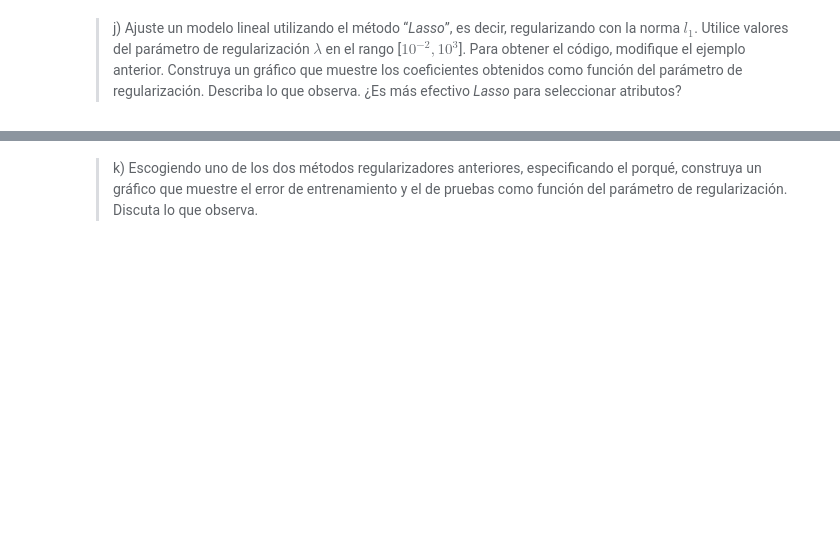
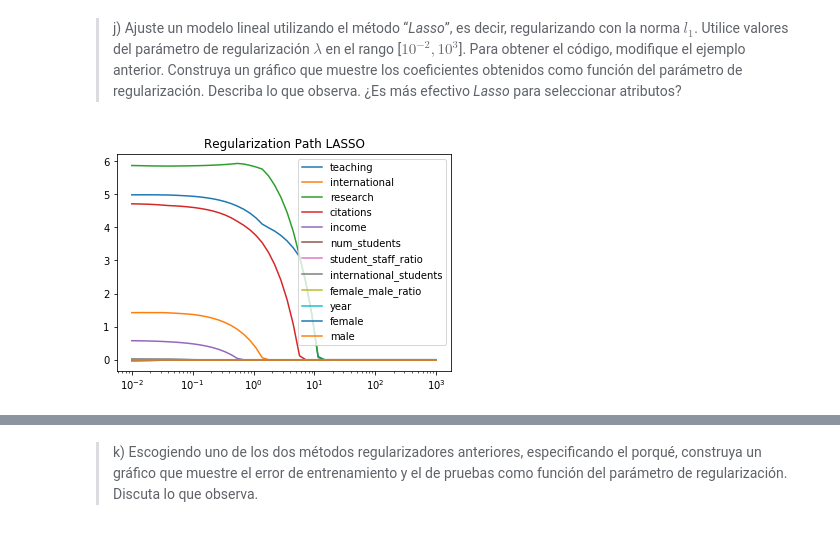
Before and after one commit to LeMythedeSisyphe/MachineLearning-Tarea1, a Jupyter notebook: Tarea 1.ipynb, the cells around one changed output, grey strips where cells are left out. Cells and saved outputs as stored; diff of their text form; code cells hidden in the pictures; blank space fills up the shorter version.

```diff
--- a/Tarea 1.ipynb
+++ b/Tarea 1.ipynb
@@ -298,0 +291,22 @@ country_alphas_ = np.logspace(-5,0,base=10)
+# %%
+from sklearn.linear_model import Lasso
+import matplotlib.pylab as plt
+names_regressors = nuevo_df.drop(["total_score","world_rank","university_name"],axis=1).columns
+alphas_ = np.logspace(-2,3,base=10)
+model = Lasso(fit_intercept=True)
+coefs = []
+
+for a in alphas_:
+    model.set_params(alpha=a)
+    model.fit(X_train_scaled, y_train)
+    coefs.append(model.coef_)
+ax = plt.gca()
+for y_arr, label in zip(np.squeeze(coefs).T, names_regressors):
+    if "country" not in label:
+        plt.plot(alphas_, y_arr, label=label)
+ax.set_xscale('log')
+plt.title('Regularization Path LASSO')
+plt.legend()
+plt.show()
+# %% [output]
+[figure, added]
```
Also changed, not shown: parts of 2 cells of this notebook.
